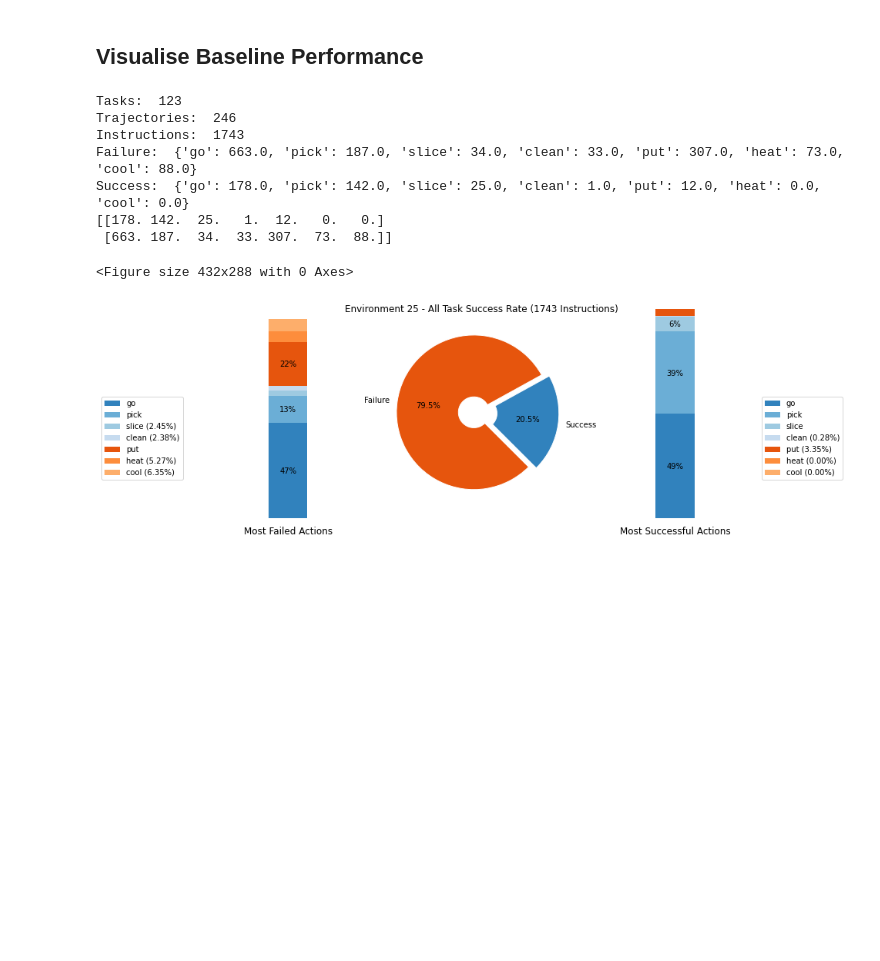
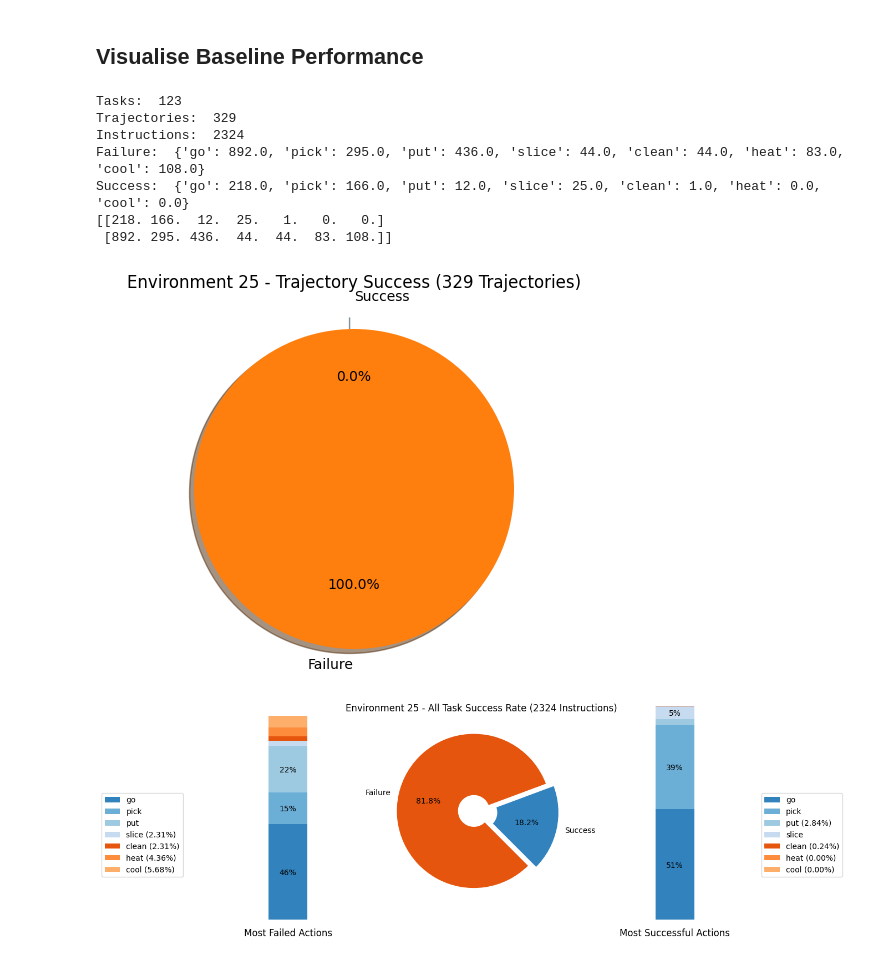
Before and after one commit to Riordan-DC/honours_research_repo, a Jupyter notebook: Baseline_Instructor.ipynb, the cells around one changed output. Drawn from its saved outputs; the diff is of its cells as text; code cells hidden in the pictures; blank space fills up the shorter version.

```diff
--- a/Baseline_Instructor.ipynb
+++ b/Baseline_Instructor.ipynb
@@ -214,7 +198,7 @@ for task in subset:
 
         if os.path.isfile(environment_file):
             # load file, if exists
-            thor_restore(init_action, object_poses, object_toggles, dirty_and_empty)
+            thor_restore(controller, init_action, object_poses, object_toggles, dirty_and_empty)
             print('Loading environment...')
             env.graph = env.graph.from_pickle(environment_file)
             if not hasattr(env.graph, 'robot_node'):
@@ -334,10 +318,10 @@ for task in subset:
                 print("Target: %s -> %s \t Actual: %s -> %s [%s]" % (normalize_action_name(target_affordance), target_object, actual_affordance, actual_object, correct_affordance and correct_object))
 
                 if correct_affordance and correct_object:
-                    instruction_success.append((1.0, normalize_action_name(target_affordance)))
+                    instruction_success.append((1.0, normalize_action_name(target_affordance), len(target_embedding)))
                 else:
                     complete_trajectory = False
-                    instruction_success.append((0.0, normalize_action_name(target_affordance)))
+                    instruction_success.append((0.0, normalize_action_name(target_affordance), len(target_embedding)))
 
                 if debug_log:
                     debug_log_file.write("%s\t%s\t%s\t%s\t%s\t%s\t%s\n" % (scene_name, ' '.join(instruction['instruction']), normalize_action_name(target_affordance), target_object, actual_affordance, actual_object, correct_object and correct_affordance))
@@ -411,33 +390,34 @@ for i in success:
 
 save_figures = True
 
-"""
-plt.close()
-plt.figure()
-sns.set(font_scale=1.2)
-sns.set_style("whitegrid")
-ax = sns.lineplot(data=reward,palette='Set1')
-ax.set(xlabel='Timesteps', ylabel='Reward (Higher is better)')
-plt.title('Environment 25 All Instructions')
-plt.tight_layout()
+# Trajectory pie chart
+traj_success_count = sum(trajectory_success)
+traj_fail_count = len(trajectory_success) - traj_success_count
+fig1, ax1 = plt.subplots()
+ax1.pie([traj_success_count, traj_fail_count], explode=(0.0,0.1), labels=['Success','Failure'], autopct='%1.1f%%',
+        shadow=True, startangle=90)
+ax1.axis('equal')  # Equal aspect ratio ensures that pie is drawn as a circle.
+ax1.set(title='Environment 25 - Trajectory Success (%d Trajectories)' % len(trajectory_success))
 if save_figures:
-    plt.savefig('dotnet-environment25-instructions-reward.pdf', dpi=300, bbox_inches='tight')
-"""
+    plt.savefig('Environment 25 - Trajectory Success.png', dpi=300, bbox_inches='tight')
 
-plt.figure()
-
+# Instruction pie and bar chart
 action_failure = {}
 action_success = {}
+task_instruction_lengths = {}
 
 for i in success:
     if not i[1] in action_success:
         action_success[i[1]] = 0.0
     if not i[1] in action_failure:
         action_failure[i[1]] = 0.0
+    if not i[1] in task_instruction_lengths:
+        task_instruction_lengths[i[1]] = []
     if i[0] == 1.0:
         action_success[i[1]] += 1.0
     else:
         action_failure[i[1]] += 1.0
+    task_instruction_lengths[i[1]].append(i[2])
 
 action_list = list(action_success.keys())
 
@@ -488,47 +468,38 @@ ax2.pie(vals.sum(axis=1), explode=(0.0,0.1), labels=('Success', 'Failure'), auto
 
 ax2.set(title='Environment 25 - All Task Success Rate (%d Instructions)' % len(success))
 
 # bar chart parameters
 xpos = 0
 bottom = 0
 ratios = [i / succ_sum for i in vals[0]] #Success values
 width = .2
 
 for j in range(len(ratios)):
     height = ratios[j]
     ax3.bar(xpos, height, width, bottom=bottom, color=bar_colors[j], ecolor='w')
     ypos = bottom + ax3.patches[j].get_height() / 2.
     bottom += height
     if ratios[j] > 0.05:
         ax3.text(xpos, ypos - 0.015, "%d%%" % (ax3.patches[j].get_height() * 100),
                  ha='center')
     else:
         action_list[j] = "{} ({:.2f}%)".format(action_list[j], ratios[j] * 100.0)
 
 ax3.set_title('Most Successful Actions', y=-0.1)
 ax3.legend(action_list, bbox_to_anchor=(1,0.25), loc="lower right",  bbox_transform=fig.transFigure)
 ax3.axis('off')
 ax3.set_xlim(- 2.5 * width, 2.5 * width)
 
 #plt.tight_layout()
 if save_figures:
     plt.savefig('dotnet-environment25-instructions-success.png', dpi=300, bbox_inches='tight')
-
-
-#fig, ax = plt.subplots()
-#ax.pie([succ_sum, len(success) - succ_sum], explode=(0.0,0.1), labels=('Success', 'Failure'), autopct='%1.1f%%',
-#        shadow=False, startangle=45)
-#ax.axis('equal')
-#plt.title('Environment 25 - All Task Success Rate (%d Instructions)' % len(success))
-#if save_figures:
-#    plt.savefig('dotnet(cosine,no punc,no unfound object graphs)-environment25-full_trajectories-pickup-success-rate.pdf', dpi=300, bbox_inches='tight')
 # %% [output]
 Tasks:  123
-Trajectories:  246
-Instructions:  1743
-Failure:  {'go': 663.0, 'pick': 187.0, 'slice': 34.0, 'clean': 33.0, 'put': 307.0, 'heat': 73.0, 'cool': 88.0}
-Success:  {'go': 178.0, 'pick': 142.0, 'slice': 25.0, 'clean': 1.0, 'put': 12.0, 'heat': 0.0, 'cool': 0.0}
-[[178. 142.  25.   1.  12.   0.   0.]
- [663. 187.  34.  33. 307.  73.  88.]]
+Trajectories:  329
+Instructions:  2324
+Failure:  {'go': 892.0, 'pick': 295.0, 'put': 436.0, 'slice': 44.0, 'clean': 44.0, 'heat': 83.0, 'cool': 108.0}
+Success:  {'go': 218.0, 'pick': 166.0, 'put': 12.0, 'slice': 25.0, 'clean': 1.0, 'heat': 0.0, 'cool': 0.0}
+[[218. 166.  12.  25.   1.   0.   0.]
+ [892. 295. 436.  44.  44.  83. 108.]]
-<Figure size 432x288 with 0 Axes>
-[figure, old version]
+[figure, new version]
+[figure, added]
```
Also changed, not shown: parts of 6 cells of this notebook, 2 other files.
